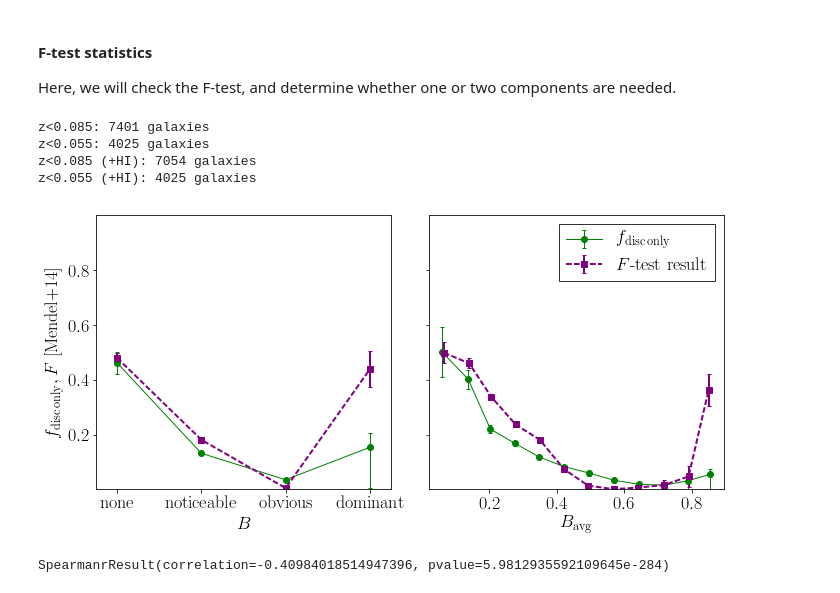
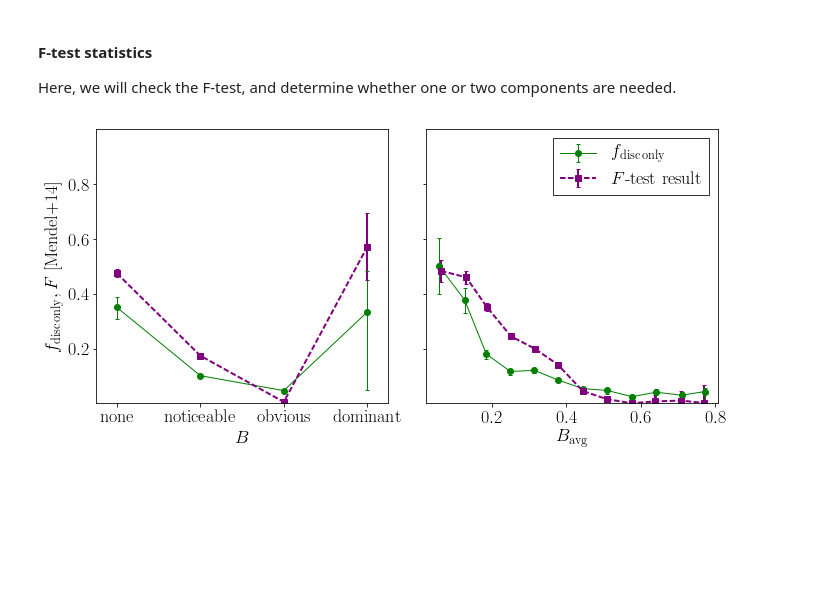
Before and after one commit to RossHart/Donghia_paper, a Jupyter notebook: data_selection.ipynb, the cells around one changed output. Drawn from its saved outputs; the diff is of its cells as text; code cells hidden in the pictures; blank space fills up the shorter version.

```diff
--- a/data_selection.ipynb
+++ b/data_selection.ipynb
@@ -190,25 +257,8 @@ hi_data.write('fits/hi_data.fits',overwrite=True)
 Here, we will check the F-test, and determine whether one or two components are needed.
 # %%
 # First task: sample selection
-
-has_disc = np.any([structure_data['Type'] == 2,
-                   structure_data['Type'] == 3],axis=0)
-has_disc = np.all([has_disc,structure_data['ok']],axis=0)
-
-z_ok = morph_data['redshift'] >= 0.02
-hi_z_ok = morph_data['redshift'] <= 0.085
-low_z_ok = morph_data['redshift'] <= 0.055
-spiral_ok = np.all([morph_data['p_spiral'] > 0.5,
-                    morph_data['N_spiral'] >= 5],axis=0)
-unbarred = morph_data['p_bar'] < 0.2
-axial_ok = morph_data['axial_ratio'] >= 0.4
-has_hi = np.all([hi_data['hi_mass'] > 0,hi_data['hi_mass'] < 1e12],axis=0)
-
-hi_z_sample = np.all([z_ok,hi_z_ok,spiral_ok,has_disc,unbarred,axial_ok],
-                     axis=0)
-low_z_sample = np.all([hi_z_sample,low_z_ok],axis=0)
-hi_z_hi_sample = np.all([hi_z_sample,has_hi],axis=0)
-low_z_hi_sample = np.all([low_z_sample,has_hi],axis=0)
+mask_columns = ['z<0.085 (+HI)','spiral_ok','axial_ok','unbarred']
+sample_ok = np.all([masks[c] for c in mask_columns],axis=0)
 
 B_columns = ['t05_bulge_prominence_a10_no_bulge_debiased_rh',
              't05_bulge_prominence_a11_just_noticeable_debiased_rh',
@@ -224,22 +274,6 @@ weight_values = (0,0.2,0.8,1)
 for b, w in enumerate(weight_values):
     B_avg += B_array[:,b] * w
 B_avg = B_avg / B_sum
-
-##################################################################
-
-masks_ = [hi_z_sample,low_z_hi_sample,hi_z_hi_sample,low_z_hi_sample]
-names_ = ['z<0.085','z<0.055','z<0.085 (+HI)','z<0.055 (+HI)']
-
-for mask, name in zip(masks_,names_):
-    print('{}: {} galaxies'.format(name,mask.sum()))
-
-masks = Table(masks_,names=names_)
-masks.write('fits/masks.fits',overwrite=True)
-# %% [output]
-z<0.085: 7401 galaxies
-z<0.055: 4025 galaxies
-z<0.085 (+HI): 7054 galaxies
-z<0.055 (+HI): 4025 galaxies
 # %%
 from xy_plots import x_vs_y
 
@@ -248,53 +282,47 @@ fig, axarr = plt.subplots(1,2,figsize=(10,5),sharey=True)
 ##########################################
 ax = axarr[0]
 
-x = B_max[hi_z_hi_sample]
-y = structure_data[hi_z_hi_sample]['Type'] == 2
+x = B_max[sample_ok]
+y = structure_data[sample_ok]['Type'] == 2
 
 xy = x_vs_y(x,y).fraction_with_feature(bin_assignments=x)
 xy.error_plot(ax,style='errorbar',label='$f_\mathrm{disc \, only}$',
               marker='o',color='g',lw=1,capsize=2)
 
-y = structure_data['PpS_mendel'][hi_z_hi_sample]
+y = structure_data['PpS_mendel'][sample_ok]
 xy = x_vs_y(x,y).discrete_vs_continuous_binned_median()
 xy.error_plot(ax,style='errorbar',label='$F$-test result',
               color='purple',marker='s',lw=2,capsize=2,linestyle='dashed')
 
 _ = ax.set_xlabel('$B$')
 _ = ax.set_ylabel('$f_\mathrm{disc \, only}, F$ [Mendel+14]')
 _ = ax.set_xticks([1,2,3,4])
 _ = ax.set_xlim(0.75,4.25)
 _ = ax.set_xticklabels(['none','noticeable','obvious','dominant'])
 #_ = ax.legend(loc='upper right',fancybox=False,edgecolor='k')
 ##########################################
 ax = axarr[1]
 
-x = B_avg[hi_z_hi_sample]
-y = structure_data[hi_z_hi_sample]['Type'] == 2
+x = B_avg[sample_ok]
+y = structure_data[sample_ok]['Type'] == 2
 
 xy = x_vs_y(x,y).fraction_with_feature(bins=12,equal_N=False)
 xy.error_plot(ax,style='errorbar',label='$f_\mathrm{disc \, only}$',
               marker='o',color='g',lw=1,capsize=2)
 
-y = structure_data['PpS_mendel'][hi_z_hi_sample]
+y = structure_data['PpS_mendel'][sample_ok]
 xy = x_vs_y(x,y).continuous_vs_continuous_binned_median(bins=12,equal_N=False)
 xy.error_plot(ax,style='errorbar',label='$F$-test result',
               color='purple',marker='s',lw=2,capsize=2,linestyle='dashed')
 
 _ = ax.set_xlabel('$B_\mathrm{avg}$')
 #_ = ax.set_xticks([1,2,3,4])
 #_ = ax.set_xlim(0.75,4.25)
 _ = ax.set_ylim(0,1)
 #_ = ax.set_ylabel('$f_\mathrm{disc \, only}, F$ [Mendel+14]')
 _ = ax.legend(loc='upper right',fancybox=False,edgecolor='k')
 
 fig.tight_layout()
 fig.savefig('figures/bulge_test.pdf')
 # %% [output]
-[figure, old version]
+[figure, new version]
-# %%
-from scipy.stats import spearmanr
-
-print(spearmanr(x,y))
-# %% [output]
-SpearmanrResult(correlation=-0.40984018514947396, pvalue=5.9812935592109645e-284)
```
Also changed, not shown: parts of 5 cells of this notebook, 12 other files.
